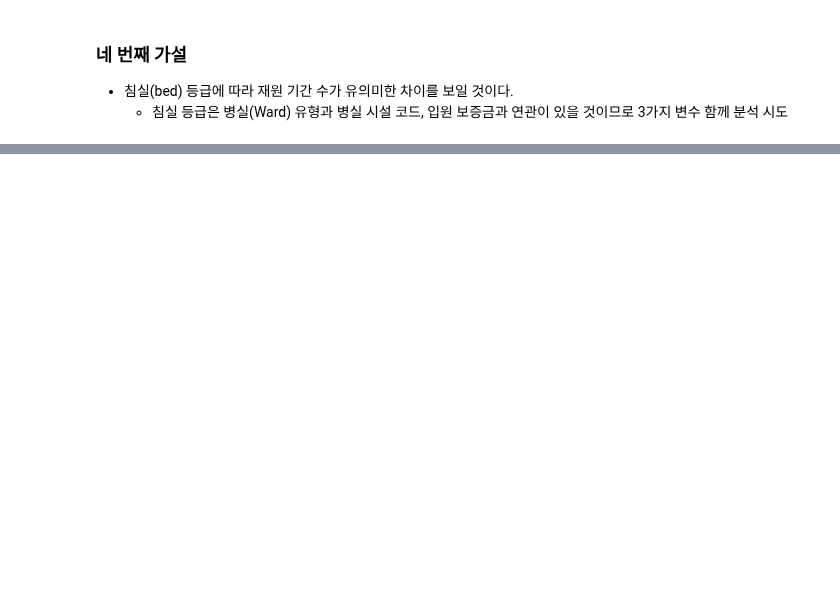
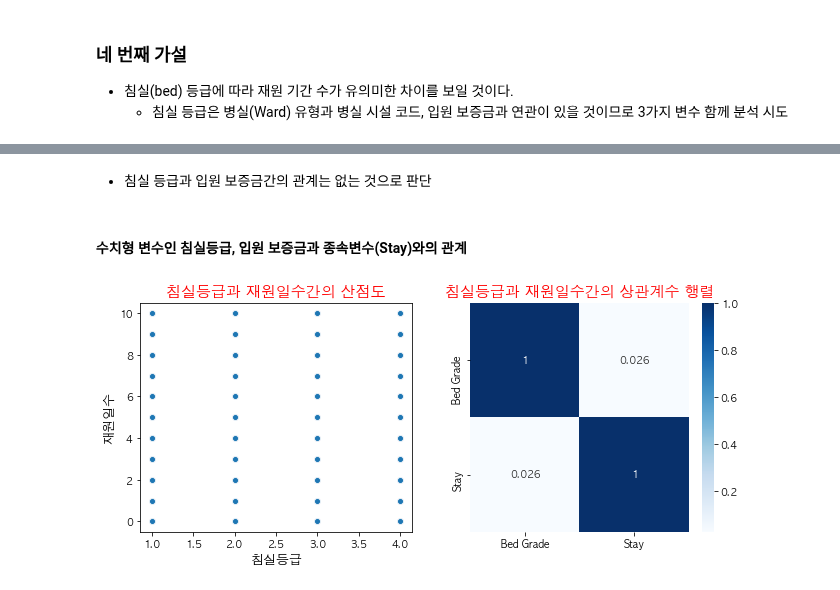
Before and after one commit to young-hun-jo/DataAnalysis, a Jupyter notebook: healthcare_los/analysis_myself.ipynb, the cells around one changed output, grey strips where cells are left out. Cells and saved outputs as stored; diff of their text form; code cells hidden in the pictures; blank space fills up the shorter version.

Commit message:
병실과 재원일수간 관계 파악

```diff
--- a/healthcare_los/analysis_myself.ipynb
+++ b/healthcare_los/analysis_myself.ipynb
@@ -673,0 +703,21 @@ bed_df.head()
+# %% [markdown]
+- 침실 등급과 입원 보증금간의 관계는 없는 것으로 판단
+# %% [markdown]
+#### 수치형 변수인 침실등급, 입원 보증금과 종속변수(Stay)와의 관계
+# %%
+# 침실등급과 종속변수 산점도와 상관계수
+corr = bed_df[['Bed Grade', 'Stay']].corr()
+
+fig, axes = plt.subplots(figsize=(10,5), ncols=2, nrows=1)
+
+sns.scatterplot(data=bed_df, x='Bed Grade', y='Stay', ax=axes[0])
+sns.heatmap(data=corr, cmap='Blues', annot=True, ax=axes[1])
+
+axes[0].set_title('침실등급과 재원일수간의 산점도', fontsize=15, color='red')
+axes[0].set_xlabel('침실등급', fontsize=13)
+axes[0].set_ylabel('재원일수', fontsize=13)
+
+axes[1].set_title('침실등급과 재원일수간의 상관계수 행렬', fontsize=15, color='red')
+fig.tight_layout(pad=4)
+# %% [output]
+[figure, added]
```
Also changed, not shown: parts of 11 cells of this notebook.
